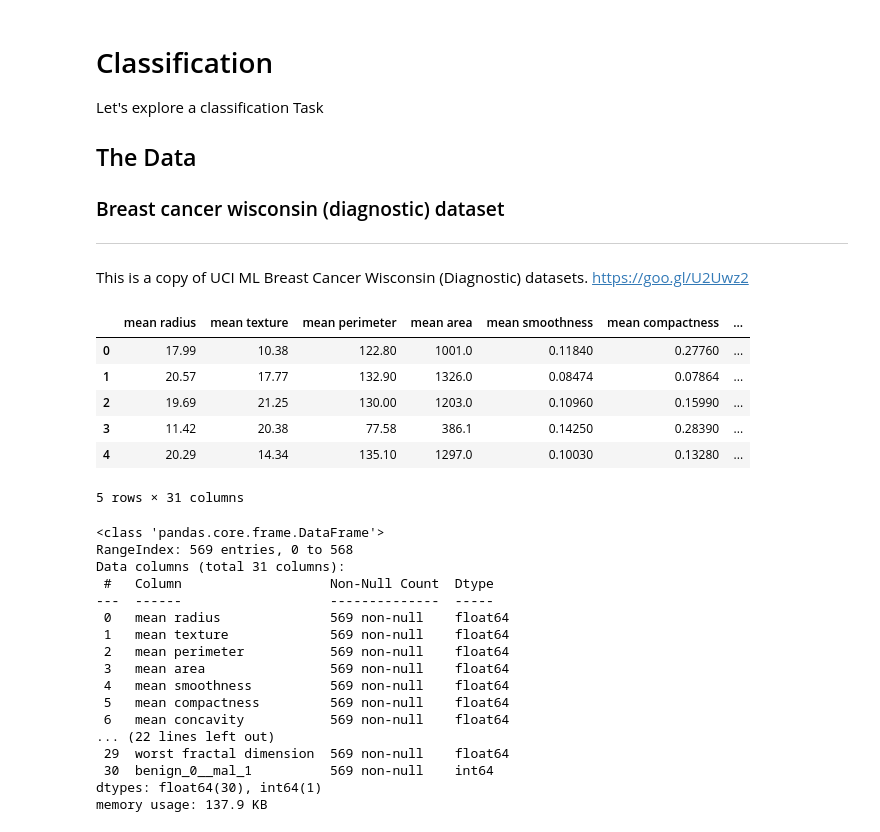
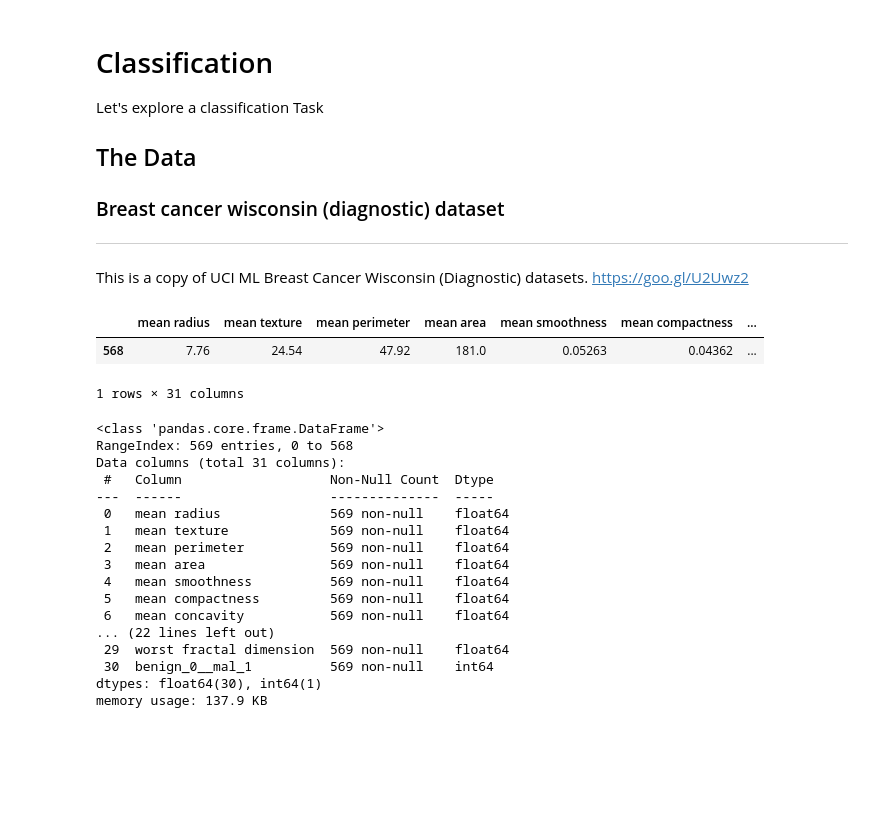
Before and after one commit to makama-md/PythonStarter, a Jupyter notebook: deep learning/classification.ipynb, the cells around one changed output. Saved outputs shown, nothing was run; the diff lists cells and outputs as text; code cells hidden in the pictures; blank space fills up the shorter version.

```diff
--- a/deep learning/classification.ipynb
+++ b/deep learning/classification.ipynb
@@ -15,16 +15,12 @@ import pandas as pd
 import numpy as np
 # %%
 df = pd.read_csv('./data/cancer_classification.csv')
-# %%
-df.head()
-# %% [output]
-|  | mean radius | mean texture | mean perimeter | mean area | mean smoothness | mean compactness | ... |
-| 0 | 17.99 | 10.38 | 122.80 | 1001.0 | 0.11840 | 0.27760 | ... |
-| 1 | 20.57 | 17.77 | 132.90 | 1326.0 | 0.08474 | 0.07864 | ... |
-| 2 | 19.69 | 21.25 | 130.00 | 1203.0 | 0.10960 | 0.15990 | ... |
-| 3 | 11.42 | 20.38 | 77.58 | 386.1 | 0.14250 | 0.28390 | ... |
-| 4 | 20.29 | 14.34 | 135.10 | 1297.0 | 0.10030 | 0.13280 | ... |
-5 rows × 31 columns
+# %%
+df.tail(1)
+# %% [output]
+|  | mean radius | mean texture | mean perimeter | mean area | mean smoothness | mean compactness | ... |
+| 568 | 7.76 | 24.54 | 47.92 | 181.0 | 0.05263 | 0.04362 | ... |
+1 rows × 31 columns
 # %%
 df.info()
 # %% [output]
```
Also changed, not shown: parts of 10 cells of this notebook, 1 other file.
